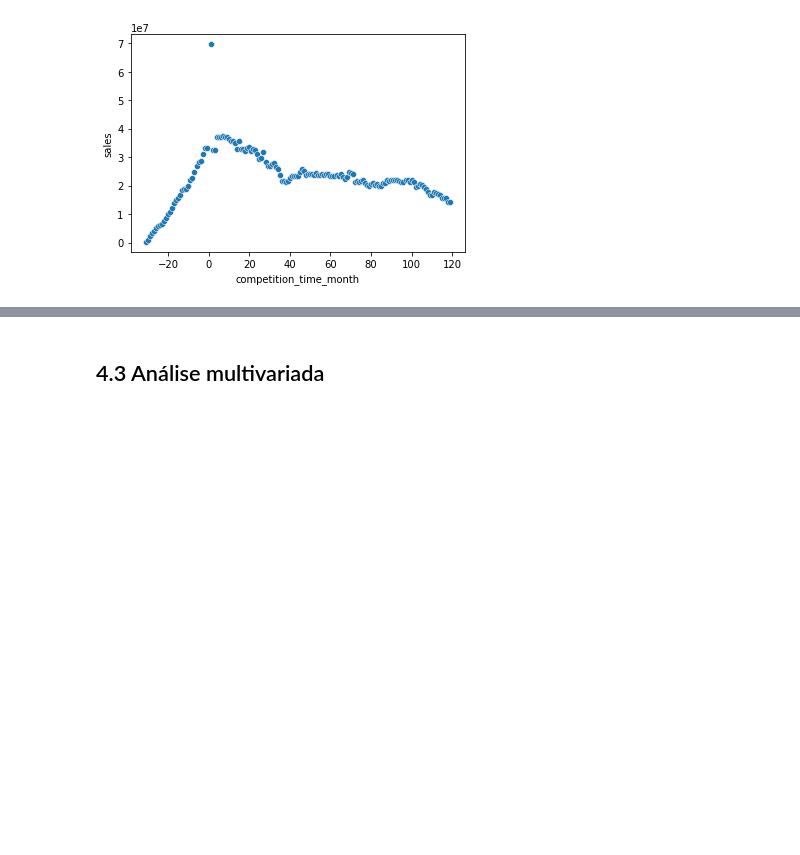
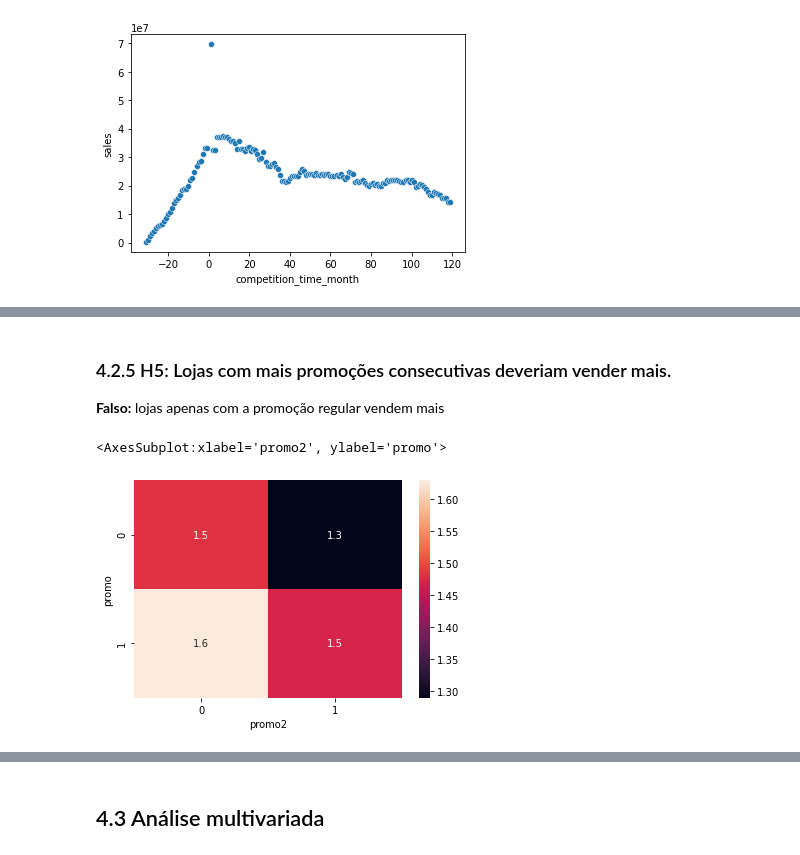
Before and after one commit to paixaols/rossmann-store-sales, a Jupyter notebook: Rossmann_sales_prediction.ipynb, the cells around one changed output, grey strips where cells are left out. Cells and saved outputs as stored; diff of their text form; code cells hidden in the pictures; blank space fills up the shorter version.

```diff
--- a/Rossmann_sales_prediction.ipynb
+++ b/Rossmann_sales_prediction.ipynb
@@ -460,0 +480,11 @@ sns.scatterplot(x = 'competition_time_month', y = 'sales', data = aux2)
+# %% [markdown]
+### 4.2.5 H5: Lojas com mais promoções consecutivas deveriam vender mais.
+**Falso:** lojas apenas com a promoção regular vendem mais
+# %%
+aux1 = df4[['promo', 'promo2', 'sales']].groupby(['promo', 'promo2']).sum().reset_index()
+aux1['sales'] = aux1['sales'].apply(lambda x: x/1e9)# Volume de vendas em bilhões
+aux2 = aux1.pivot_table(index = 'promo', columns = 'promo2', values = 'sales')
+sns.heatmap(aux2, annot = True)
+# %% [output]
+<AxesSubplot:xlabel='promo2', ylabel='promo'>
+[figure, added]
```
Also changed, not shown: parts of 35 cells of this notebook.
